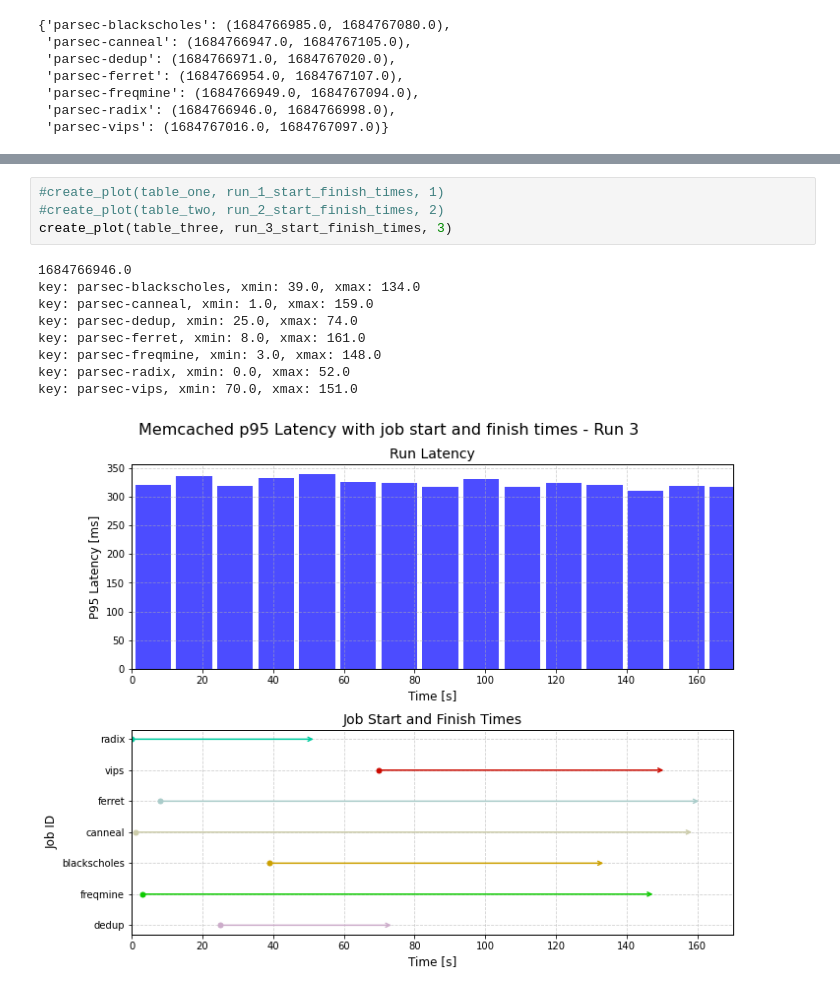
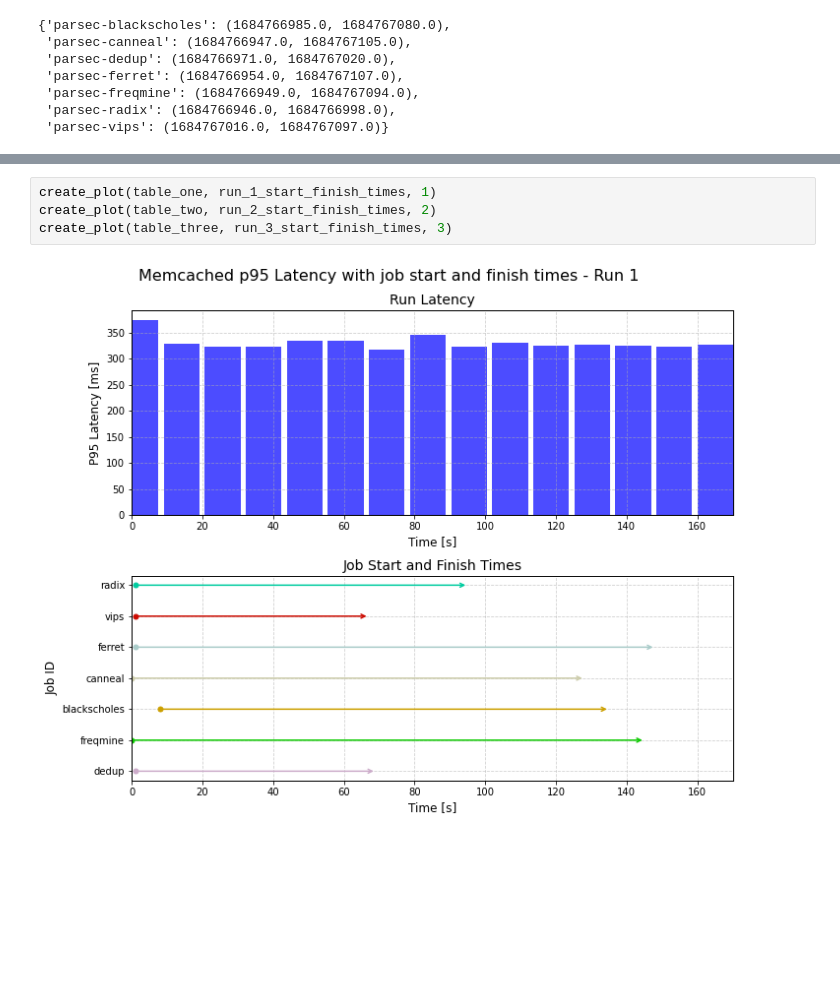
Before and after one commit to oscarpitcho/cloud-comp-arch-project, a Jupyter notebook: Task3/plots.ipynb, the cells around one changed output, grey strips where cells are left out. Drawn from its saved outputs; the diff is of its cells as text; blank space fills up the shorter version.

Commit message:
Updating figures and durations computations

```diff
--- a/Task3/plots.ipynb
+++ b/Task3/plots.ipynb
@@ -162,16 +160,8 @@ def create_plot(data, start_finish, run):
 
 plt.show()
 # %%
-#create_plot(table_one, run_1_start_finish_times, 1)
-#create_plot(table_two, run_2_start_finish_times, 2)
+create_plot(table_one, run_1_start_finish_times, 1)
+create_plot(table_two, run_2_start_finish_times, 2)
 create_plot(table_three, run_3_start_finish_times, 3)
 # %% [output]
-1684766946.0
-key: parsec-blackscholes, xmin: 39.0, xmax: 134.0
-key: parsec-canneal, xmin: 1.0, xmax: 159.0
-key: parsec-dedup, xmin: 25.0, xmax: 74.0
-key: parsec-ferret, xmin: 8.0, xmax: 161.0
-key: parsec-freqmine, xmin: 3.0, xmax: 148.0
-key: parsec-radix, xmin: 0.0, xmax: 52.0
-key: parsec-vips, xmin: 70.0, xmax: 151.0
-[figure, old version]
+[figure, new version]
```
Also changed, not shown: parts of 2 cells of this notebook, 4 other files.
